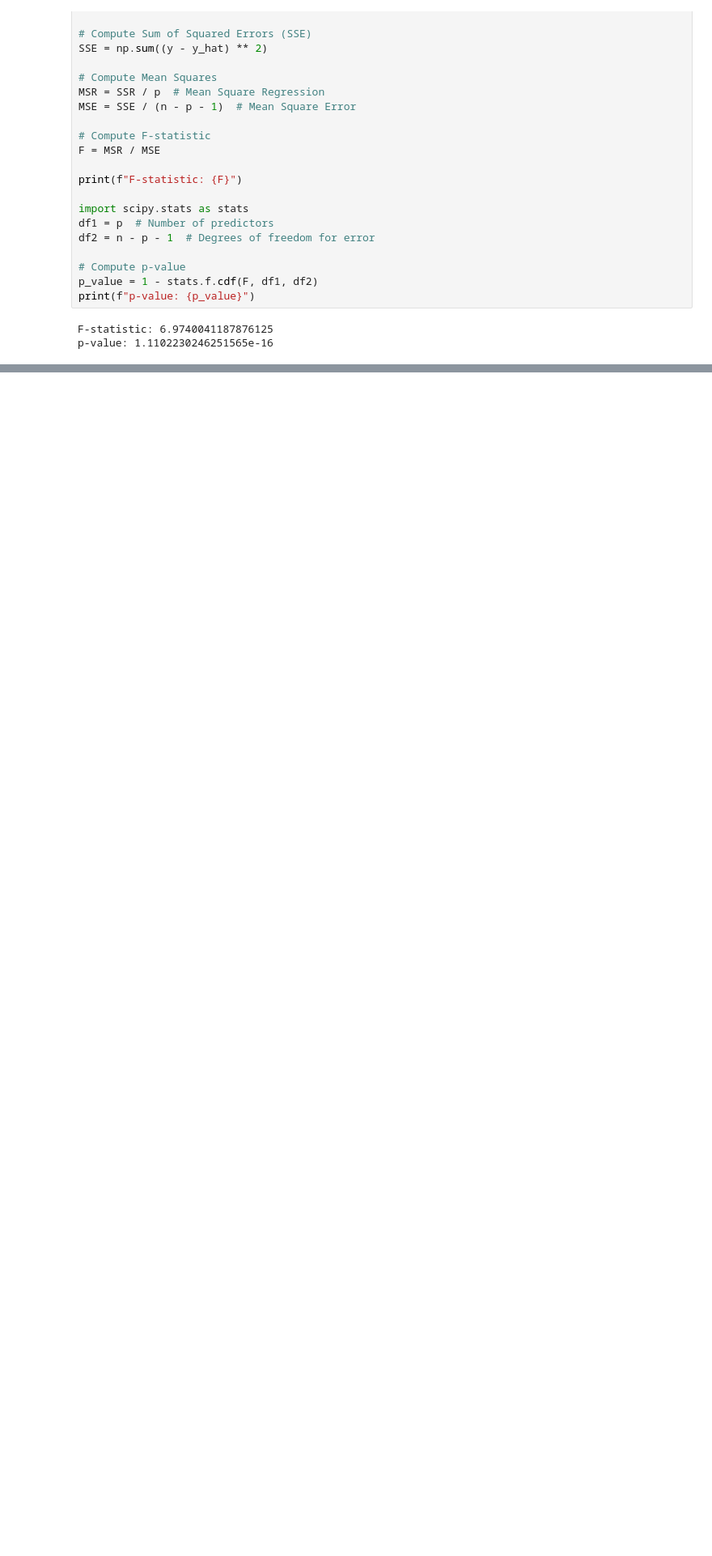
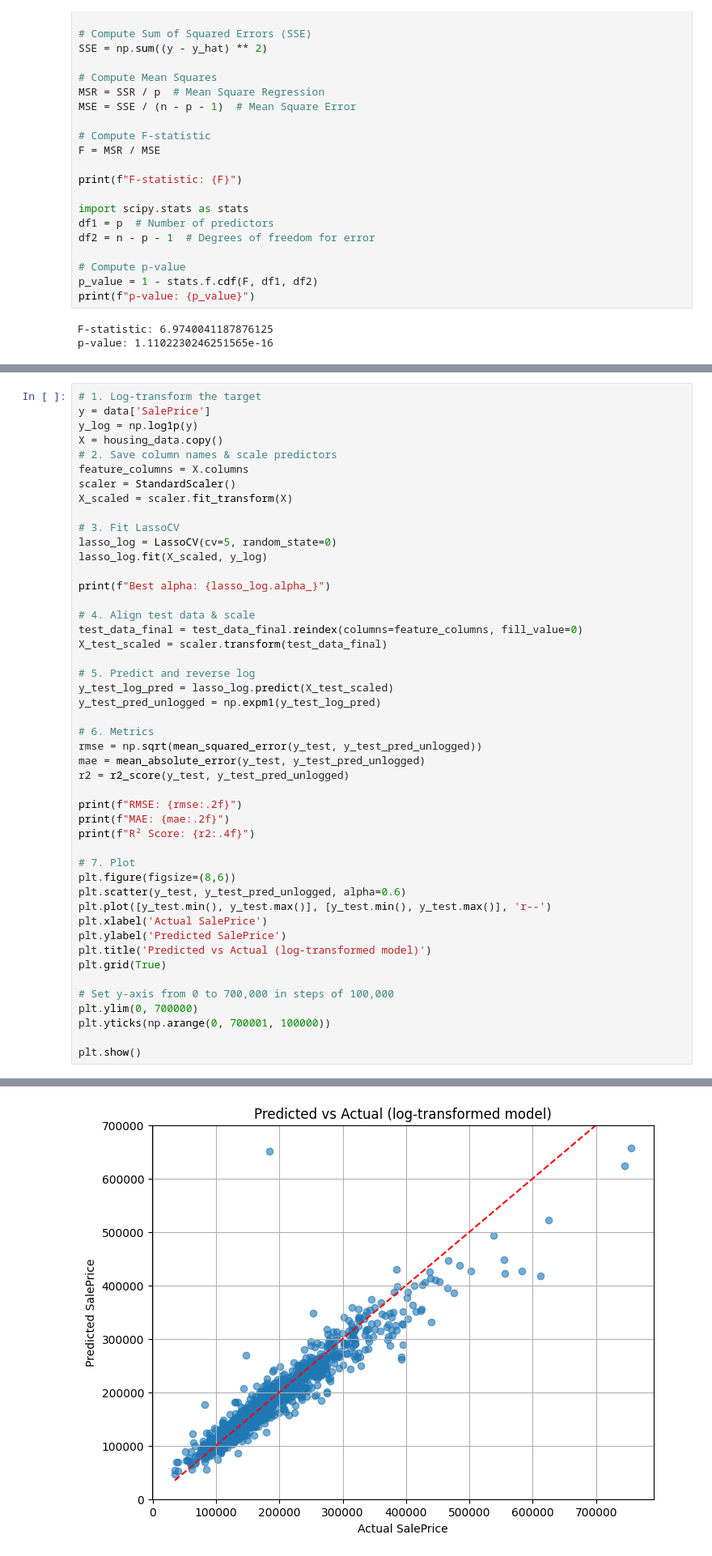
Before and after one commit to HariPeri/ML-Final-Project, a Jupyter notebook: MLR/MLR.ipynb, the cells around one changed output, grey strips where cells are left out. Shown at 81% size. Saved outputs shown, nothing was run; the diff lists cells and outputs as text; blank space fills up the shorter version.

```diff
--- a/MLR/MLR.ipynb
+++ b/MLR/MLR.ipynb
@@ -247,0 +419,48 @@ Given the extremely small p-value for this test, it is safe to say that this mod
+# %%
+# 1. Log-transform the target
+y = data['SalePrice']
+y_log = np.log1p(y)
+X = housing_data.copy()
+# 2. Save column names & scale predictors
+feature_columns = X.columns
+scaler = StandardScaler()
+X_scaled = scaler.fit_transform(X)
+
+# 3. Fit LassoCV
+lasso_log = LassoCV(cv=5, random_state=0)
+lasso_log.fit(X_scaled, y_log)
+
+print(f"Best alpha: {lasso_log.alpha_}")
+
+# 4. Align test data & scale
+test_data_final = test_data_final.reindex(columns=feature_columns, fill_value=0)
+X_test_scaled = scaler.transform(test_data_final)
+
+# 5. Predict and reverse log
+y_test_log_pred = lasso_log.predict(X_test_scaled)
+y_test_pred_unlogged = np.expm1(y_test_log_pred)
+
+# 6. Metrics
+rmse = np.sqrt(mean_squared_error(y_test, y_test_pred_unlogged))
+mae = mean_absolute_error(y_test, y_test_pred_unlogged)
+r2 = r2_score(y_test, y_test_pred_unlogged)
+
+print(f"RMSE: {rmse:.2f}")
+print(f"MAE: {mae:.2f}")
+print(f"R² Score: {r2:.4f}")
+
+# 7. Plot
+plt.figure(figsize=(8,6))
+plt.scatter(y_test, y_test_pred_unlogged, alpha=0.6)
+plt.plot([y_test.min(), y_test.max()], [y_test.min(), y_test.max()], 'r--')
+plt.xlabel('Actual SalePrice')
+plt.ylabel('Predicted SalePrice')
+plt.title('Predicted vs Actual (log-transformed model)')
+plt.grid(True)
+
+# Set y-axis from 0 to 700,000 in steps of 100,000
+plt.ylim(0, 700000)
+plt.yticks(np.arange(0, 700001, 100000))
+
+plt.show()
+# %% [output]
@@ -247,0 +471 @@ Given the extremely small p-value for this test, it is safe to say that this mod
+[figure, added]
```
Also changed, not shown: parts of 13 cells of this notebook.
